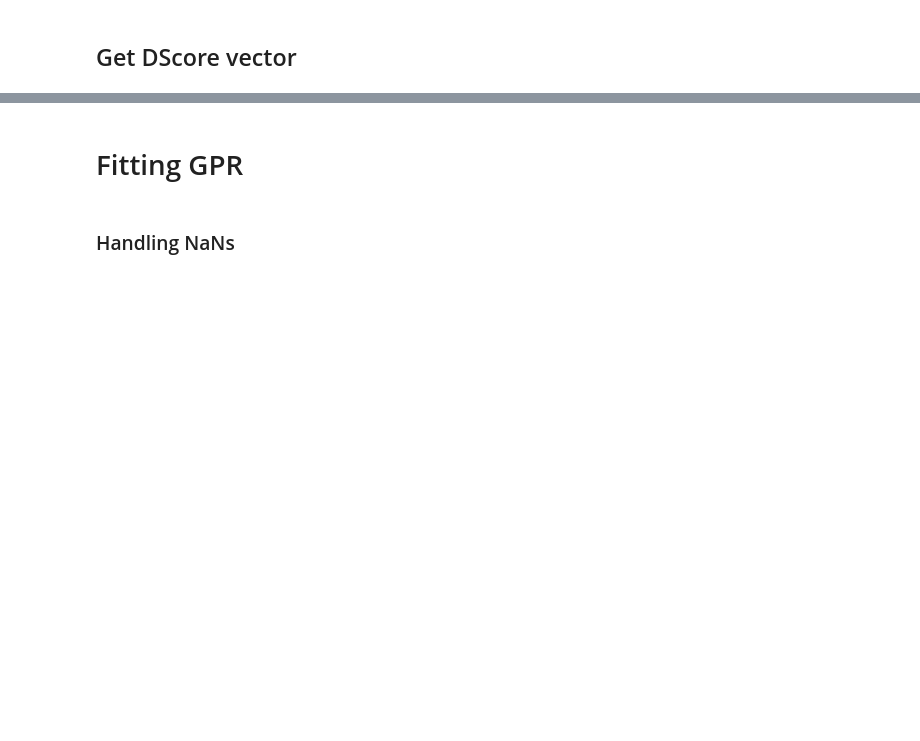
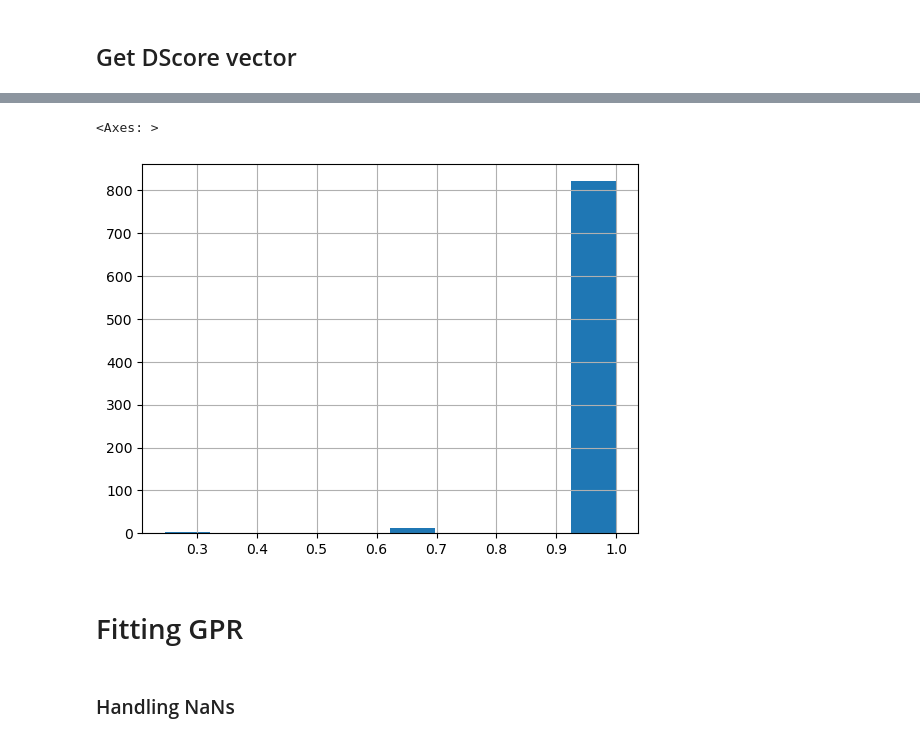
Before and after one commit to olek-osikowicz/metadrive, a Jupyter notebook: olek/analyze_rq4.ipynb, the cells around one changed output, grey strips where cells are left out. Drawn from its saved outputs; the diff is of its cells as text; code cells hidden in the pictures; blank space fills up the shorter version.

```diff
--- a/olek/analyze_rq4.ipynb
+++ b/olek/analyze_rq4.ipynb
@@ -193,3 +276,8 @@ y.shape, y
+# %%
+df.xs((0.02, 5))["driving_score"].hist()
+# %% [output]
+<Axes: >
+[figure, added]
 # %% [markdown]
 # Fitting GPR
 # %% [markdown]
```
Also changed, not shown: parts of 23 cells of this notebook, 1 other file.
